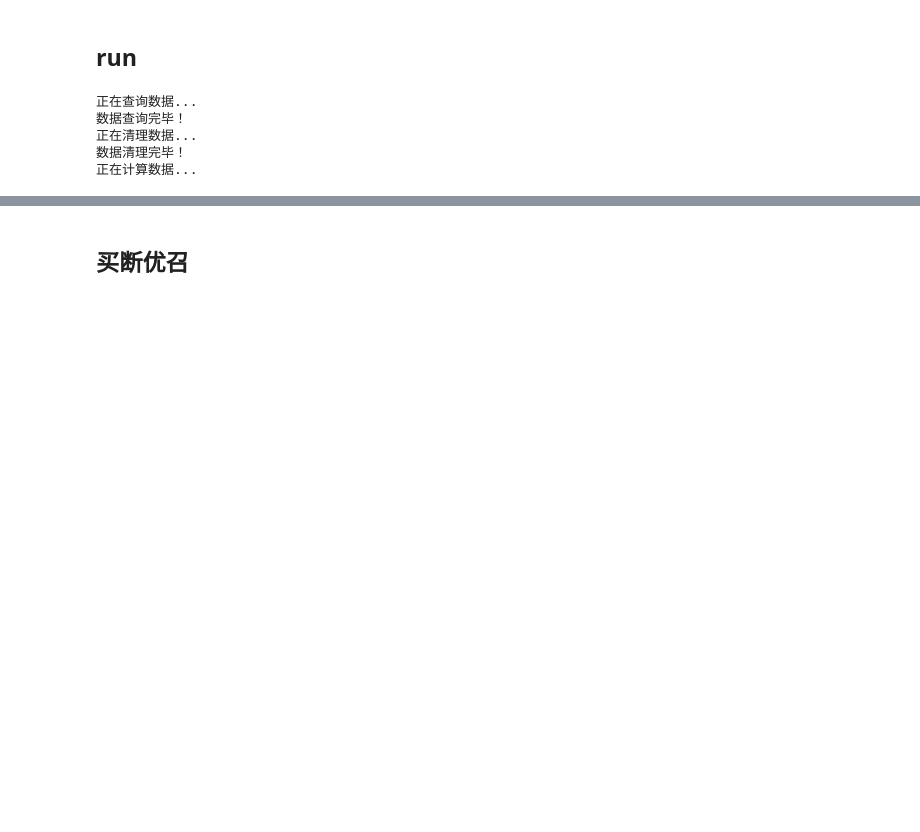
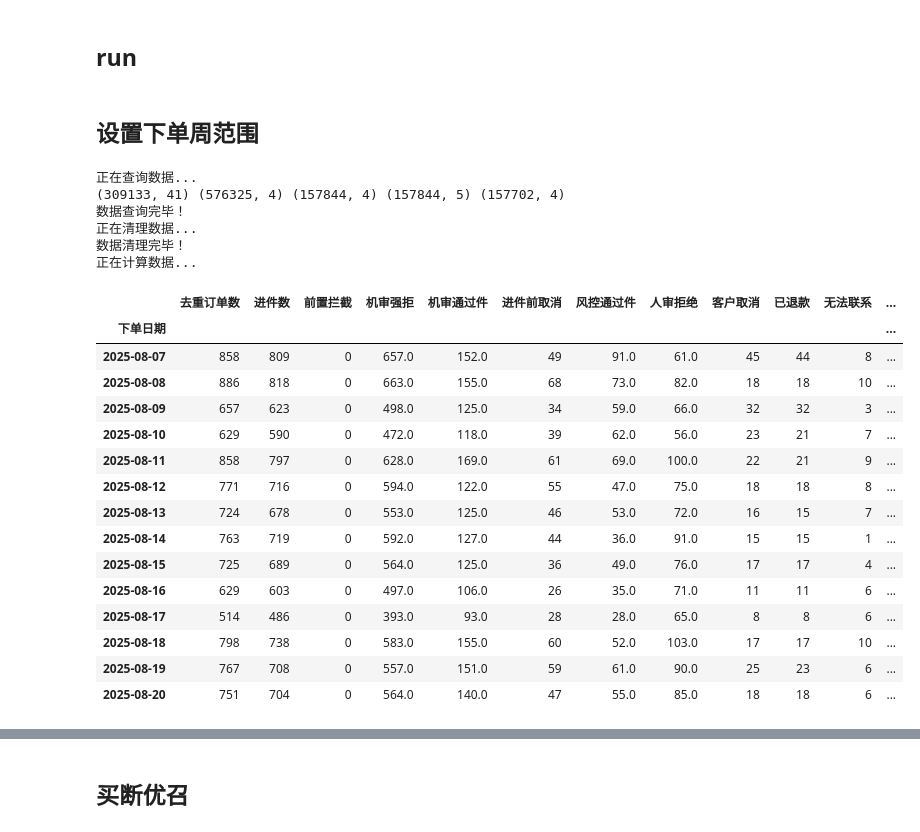
Before and after one commit to 1-2-3-ylc/data_analys, a Jupyter notebook: Daily_Tasks/特殊需求版.ipynb, the cells around one changed output, grey strips where cells are left out. Drawn from its saved outputs; the diff is of its cells as text; code cells hidden in the pictures; blank space fills up the shorter version.

```diff
--- a/Daily_Tasks/特殊需求版.ipynb
+++ b/Daily_Tasks/特殊需求版.ipynb
@@ -1595 +1836,3 @@ def run():
     return df, df_risk, df_risk_examine, df_re, df_ra
+# %% [markdown]
+## 设置下单周范围
@@ -1596,30 +1849,38 @@ def run():
 # %%
 # def jd_job(self, hour, minute, path, hours):
-date = (datetime.now() - timedelta(days=15)).strftime('%Y-%m-%d')# 15
-today = datetime.now().strftime('%Y%m%d')
+# date = (datetime.now() - timedelta(days=15)).strftime('%Y-%m-%d')# 15
+# today = datetime.now().strftime('%Y%m%d')
 # print(f'执行定时任务：现在是{today}的{hour}点{minute}分...')
 print('正在查询数据...')
 # 如果需要更改时间，还需要改这儿date_add(current_date, interval - 31 day)
 sql_jd = ''' -- 京东外部订单关联表
             select  tojo.create_time, tojo.order_id, tojo.status from db_digua_business.t_order_jd_out_no tojo
             where
-            date_format(tojo.create_time, '%Y-%m-%d')>='2025-07-01'
-            and date_format(tojo.create_time, '%Y-%m-%d')<='2025-07-31'
+            date_format(tojo.create_time, '%Y-%m-%d')>='2025-08-07'
+            and date_format(tojo.create_time, '%Y-%m-%d')<='2025-08-20'
+            and tojo.app_type='JD_APP' -- 先获取京东商城
             -- tojo.create_time>=date_add(current_date, interval - 15 day) and tojo.create_time<current_date
         '''
 df_jd = clean.query(sql_jd)
 
 df_jd.loc[:, '下单日期'] = pd.to_datetime(df_jd.create_time.dt.strftime('%Y-%m-%d'))
+df_jd.loc[:, '下单周范围'] = df_jd['下单日期'].apply(get_week_range_v2)
 # print(df_jd['下单日期'].unique())
 df, df_risk, df_risk_examine, df_re, df_ra = run()
 print('数据查询完毕！\n正在清理数据...')
 df, df2 = clean_data(df, df_risk, df_re, df_ra, key='京东')
 print('数据清理完毕！\n正在计算数据...')
 # 关联数据
-df_jd_new = df_jd.merge(df[['order_id', 'order_number', 'new_actual_money', 'status2','签收时间']], on='order_id', how='left')
-# 区分京东渠道并计算进件和风控通过的件数
-df = df[df.归属渠道=='京东渠道']
-df2 = df2[df2.归属渠道=='京东渠道']
+df_jd_new = df_jd.merge(df[['order_id', 'order_number', 'new_actual_money', 'status2']], on='order_id', how='left')
+
+
+
+
+# 区分京东渠道并计算进件和风控通过的件数--先获取京东商城
+df = df[(df.归属渠道=='京东渠道')&(df.app_type=='JD_APP')]
+df2 = df2[(df2.归属渠道=='京东渠道')&(df.app_type=='JD_APP')]
+df.loc[:, '下单周范围'] = df['下单日期'].apply(get_week_range_v2)
+df2.loc[:, '下单周范围'] = df2['下单日期'].apply(get_week_range_v2)
 df_group = all_models.data_group(df, df2, df_risk_examine, '下单日期')
 
 
@@ -1628,10 +1889,30 @@ df_group = all_models.data_group(df, df2, df_risk_examine, '下单日期')
 # tojr.request_json like '%IN_THE_LEASE%'表已签收，不含拒收
 # %% [output]
 正在查询数据...
+(309133, 41) (576325, 4) (157844, 4) (157844, 5) (157702, 4)
 数据查询完毕！
 正在清理数据...
 数据清理完毕！
 正在计算数据...
+# %%
+df_group
+# %% [output]
+|  | 去重订单数 | 进件数 | 前置拦截 | 机审强拒 | 机审通过件 | 进件前取消 | 风控通过件 | 人审拒绝 | 客户取消 | 已退款 | 无法联系 | ... |
+| 下单日期 |  |  |  |  |  |  |  |  |  |  |  | ... |
+| 2025-08-07 | 858 | 809 | 0 | 657.0 | 152.0 | 49 | 91.0 | 61.0 | 45 | 44 | 8 | ... |
+| 2025-08-08 | 886 | 818 | 0 | 663.0 | 155.0 | 68 | 73.0 | 82.0 | 18 | 18 | 10 | ... |
+| 2025-08-09 | 657 | 623 | 0 | 498.0 | 125.0 | 34 | 59.0 | 66.0 | 32 | 32 | 3 | ... |
+| 2025-08-10 | 629 | 590 | 0 | 472.0 | 118.0 | 39 | 62.0 | 56.0 | 23 | 21 | 7 | ... |
+| 2025-08-11 | 858 | 797 | 0 | 628.0 | 169.0 | 61 | 69.0 | 100.0 | 22 | 21 | 9 | ... |
+| 2025-08-12 | 771 | 716 | 0 | 594.0 | 122.0 | 55 | 47.0 | 75.0 | 18 | 18 | 8 | ... |
+| 2025-08-13 | 724 | 678 | 0 | 553.0 | 125.0 | 46 | 53.0 | 72.0 | 16 | 15 | 7 | ... |
+| 2025-08-14 | 763 | 719 | 0 | 592.0 | 127.0 | 44 | 36.0 | 91.0 | 15 | 15 | 1 | ... |
+| 2025-08-15 | 725 | 689 | 0 | 564.0 | 125.0 | 36 | 49.0 | 76.0 | 17 | 17 | 4 | ... |
+| 2025-08-16 | 629 | 603 | 0 | 497.0 | 106.0 | 26 | 35.0 | 71.0 | 11 | 11 | 6 | ... |
+| 2025-08-17 | 514 | 486 | 0 | 393.0 | 93.0 | 28 | 28.0 | 65.0 | 8 | 8 | 6 | ... |
+| 2025-08-18 | 798 | 738 | 0 | 583.0 | 155.0 | 60 | 52.0 | 103.0 | 17 | 17 | 10 | ... |
+| 2025-08-19 | 767 | 708 | 0 | 557.0 | 151.0 | 59 | 61.0 | 90.0 | 25 | 23 | 6 | ... |
+| 2025-08-20 | 751 | 704 | 0 | 564.0 | 140.0 | 47 | 55.0 | 85.0 | 18 | 18 | 6 | ... |
 # %%
 sql_jd_md = '''
 select distinct o.order_number, od.new_actual_money 买断价, tojr.create_time from db_digua_business.t_order as o
```
Also changed, not shown: parts of 39 cells of this notebook, 21 other files.
